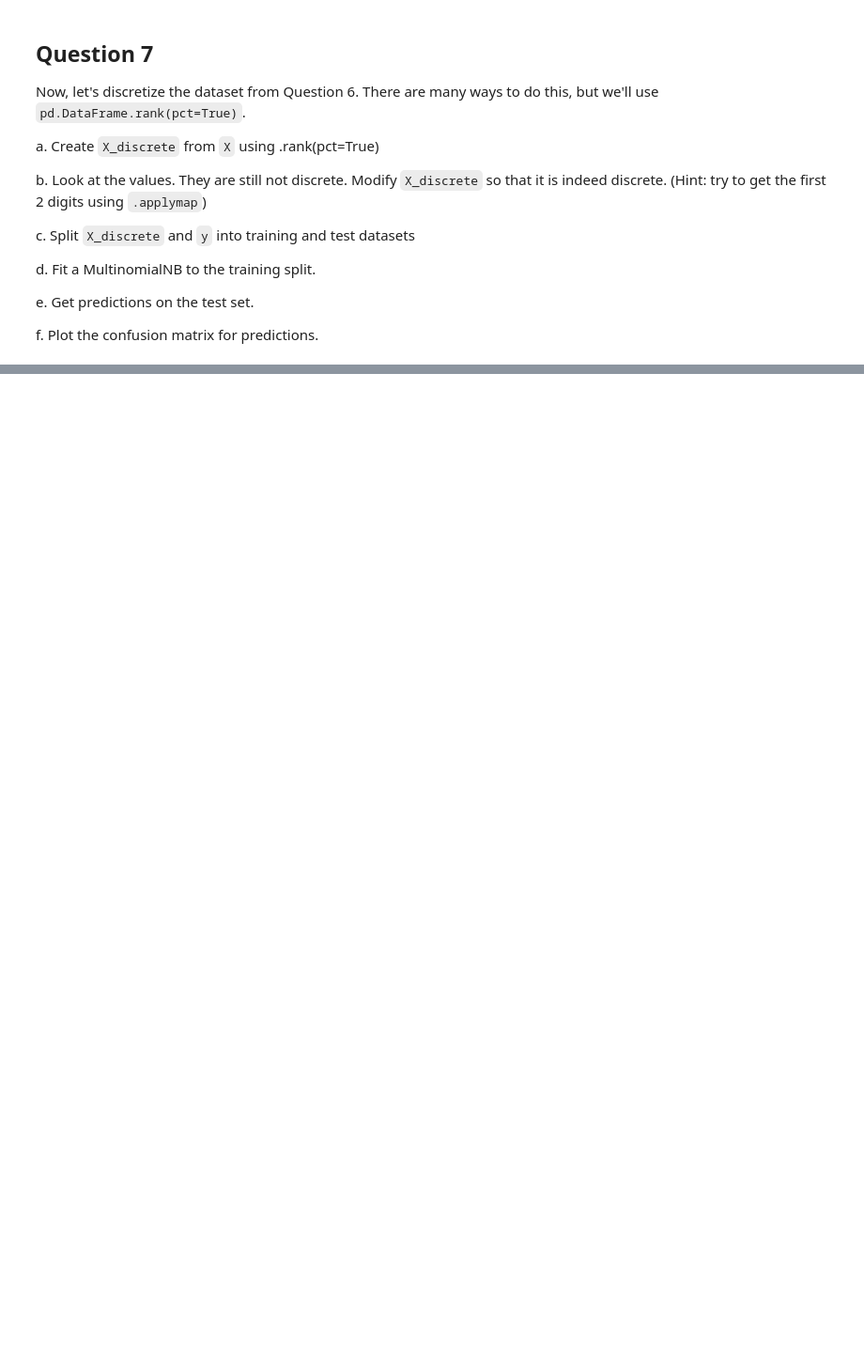
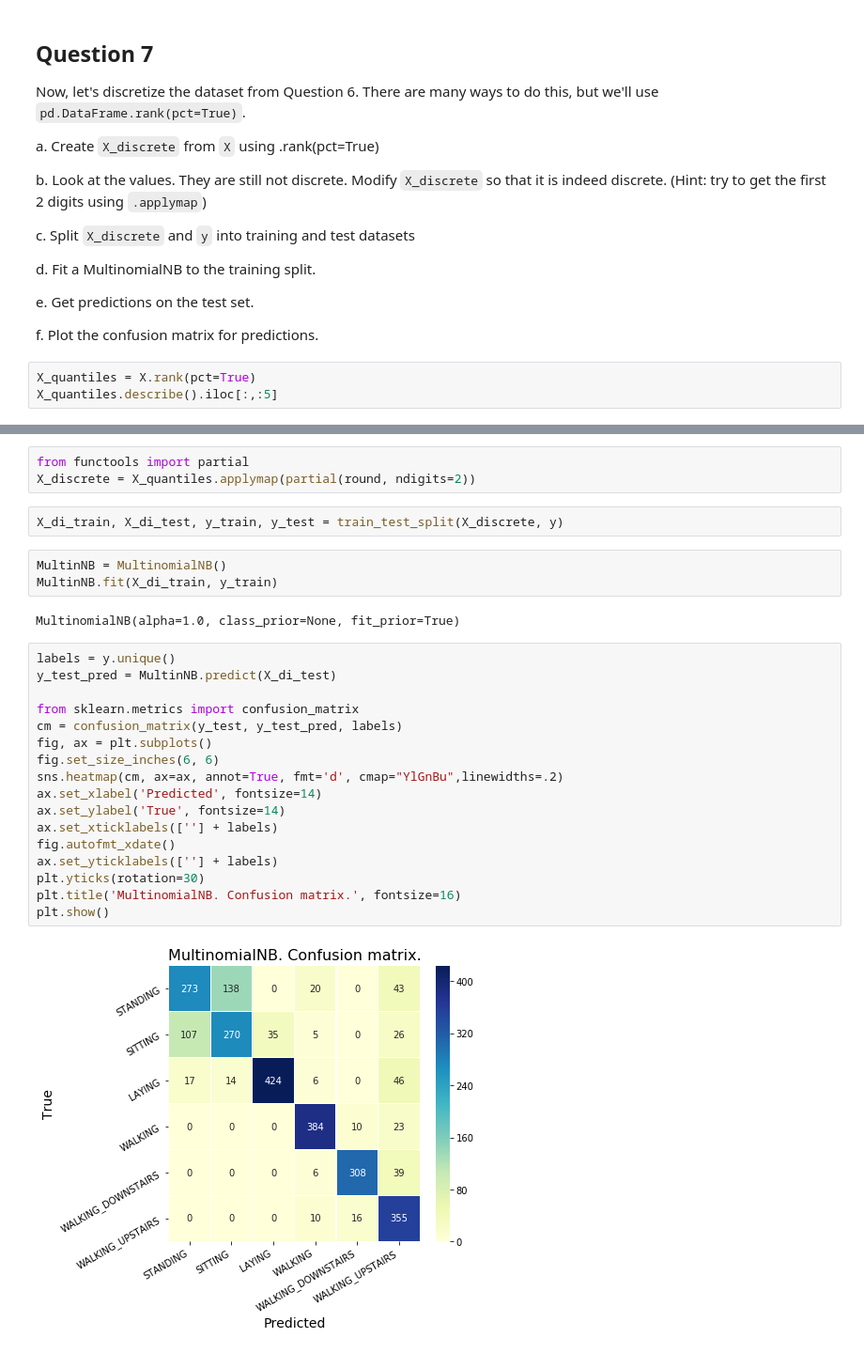
Before and after one commit to olszewskip/Intel_ML_501, a Jupyter notebook: week6/Week6_Naive_Bayes_HW.ipynb, the cells around one changed output, grey strips where cells are left out. Shown at 94% size. Cells and saved outputs as stored; diff of their text form; blank space fills up the shorter version.

```diff
--- a/week6/Week6_Naive_Bayes_HW.ipynb
+++ b/week6/Week6_Naive_Bayes_HW.ipynb
@@ -214,3 +296,6 @@ d. Fit a MultinomialNB to the training split.
 e. Get predictions on the test set.
 
 f. Plot the confusion matrix for predictions.
+# %%
+X_quantiles = X.rank(pct=True)
+X_quantiles.describe().iloc[:,:5]
@@ -216,0 +312,29 @@ f. Plot the confusion matrix for predictions.
+# %%
+from functools import partial
+X_discrete = X_quantiles.applymap(partial(round, ndigits=2))
+# %%
+X_di_train, X_di_test, y_train, y_test = train_test_split(X_discrete, y)
+# %%
+MultinNB = MultinomialNB()
+MultinNB.fit(X_di_train, y_train)
+# %% [output]
+MultinomialNB(alpha=1.0, class_prior=None, fit_prior=True)
+# %%
+labels = y.unique()
+y_test_pred = MultinNB.predict(X_di_test)
+
+from sklearn.metrics import confusion_matrix
+cm = confusion_matrix(y_test, y_test_pred, labels)
+fig, ax = plt.subplots()
+fig.set_size_inches(6, 6)
+sns.heatmap(cm, ax=ax, annot=True, fmt='d', cmap="YlGnBu",linewidths=.2)
+ax.set_xlabel('Predicted', fontsize=14)
+ax.set_ylabel('True', fontsize=14)
+ax.set_xticklabels([''] + labels)
+fig.autofmt_xdate()
+ax.set_yticklabels([''] + labels)
+plt.yticks(rotation=30)
+plt.title('MultinomialNB. Confusion matrix.', fontsize=16)
+plt.show()
+# %% [output]
+[figure, added]
```
Also changed, not shown: parts of 15 cells of this notebook.
